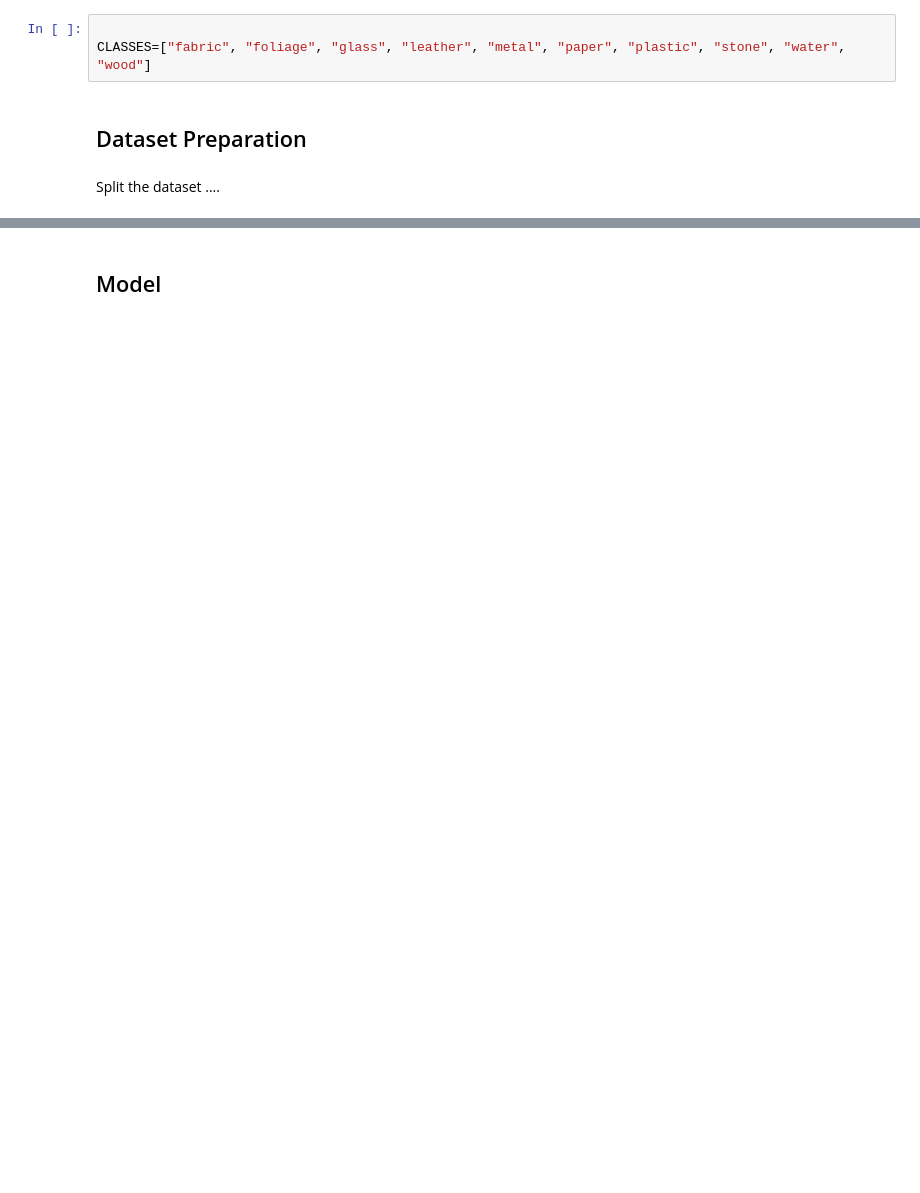
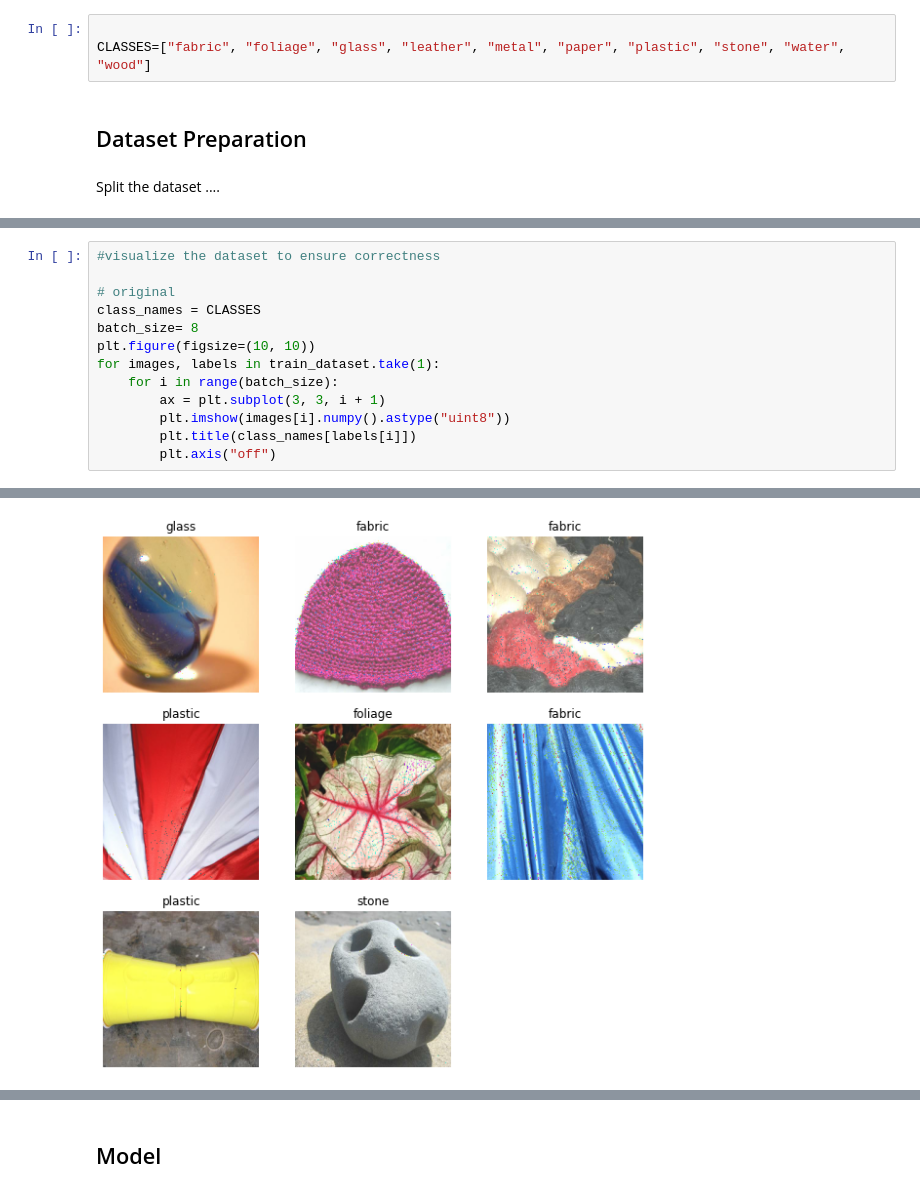
Before and after one commit to chingfhen/Material-Recognition, a Jupyter notebook: model/Resnet50_Normal_Aug.ipynb, the cells around one changed output, grey strips where cells are left out. Cells and saved outputs as stored; diff of their text form; blank space fills up the shorter version.

```diff
--- a/model/Resnet50_Normal_Aug.ipynb
+++ b/model/Resnet50_Normal_Aug.ipynb
@@ -113,0 +125,14 @@ coreClock: 1.545GHz coreCount: 68 deviceMemorySize: 10.76GiB deviceMemoryBandwid
+# %%
+#visualize the dataset to ensure correctness
+
+# original
+class_names = CLASSES
+batch_size= 8
+plt.figure(figsize=(10, 10))
+for images, labels in train_dataset.take(1):
+    for i in range(batch_size):
+        ax = plt.subplot(3, 3, i + 1)
+        plt.imshow(images[i].numpy().astype("uint8"))
+        plt.title(class_names[labels[i]])
+        plt.axis("off")
+# %% [output]
@@ -114 +141,2 @@ coreClock: 1.545GHz coreCount: 68 deviceMemorySize: 10.76GiB deviceMemoryBandwid
+[figure, added]
 # %%
```
Also changed, not shown: parts of 25 cells of this notebook, 5 other files.
